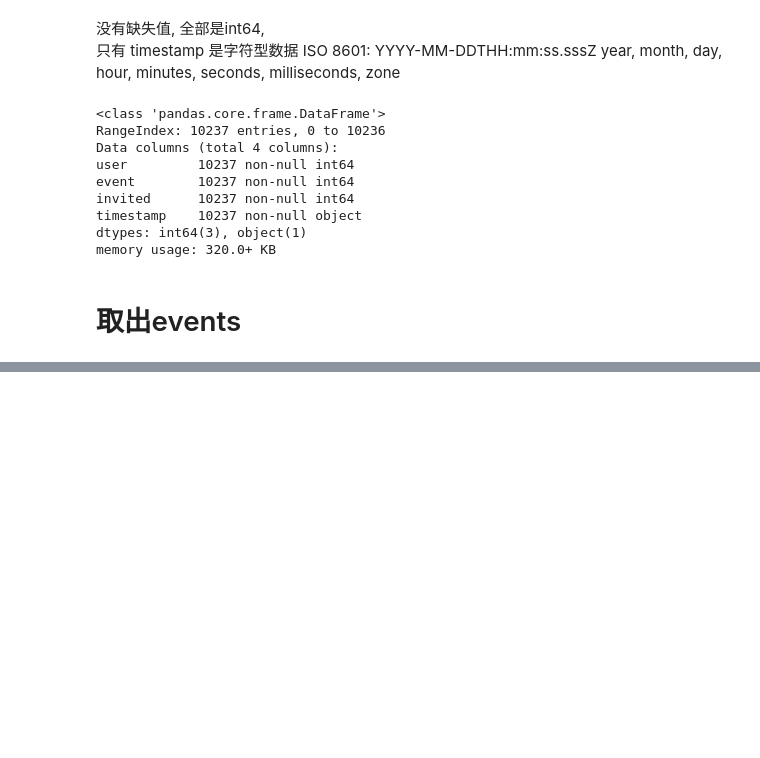
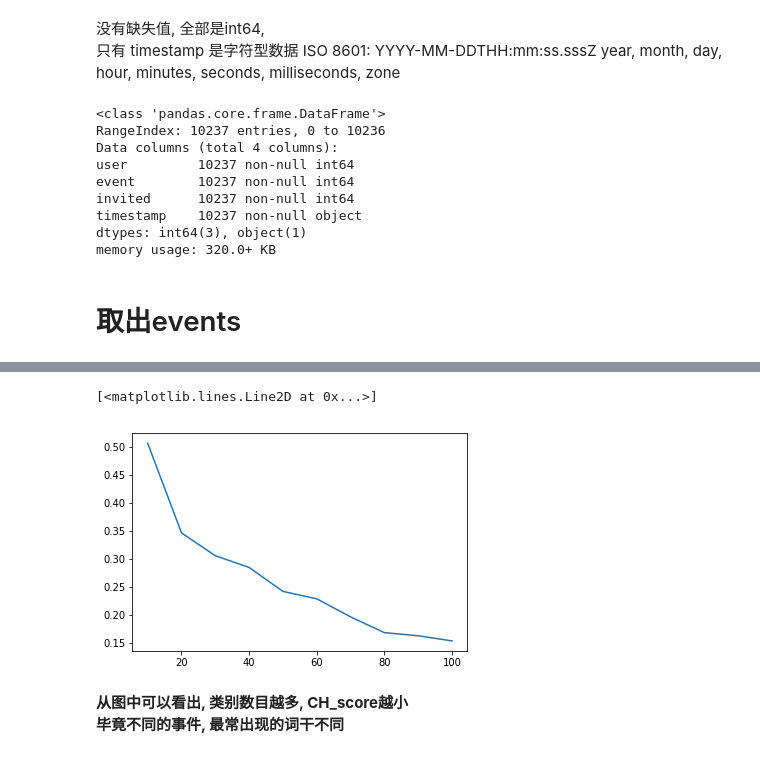
Before and after one commit to zhouzhiqi/CSDN_code, a Jupyter notebook: EventRecommendation/w3_周志齐_993735197.ipynb, the cells around one changed output, grey strips where cells are left out. Drawn from its saved outputs; the diff is of its cells as text; code cells hidden in the pictures; blank space fills up the shorter version.

```diff
--- a/EventRecommendation/w3_周志齐_993735197.ipynb
+++ b/EventRecommendation/w3_周志齐_993735197.ipynb
@@ -178,0 +191,4 @@ event_test.head()
+# %%
+# 删除多余特征
+event_train_test.drop(['event_id','user_id','start_time', 'city', 'state', 'zip', 'country', 'lat', 'lng'],axis=1,inplace=True)
+event_train_test.head()
@@ -178,0 +209,30 @@ event_test.head()
+# %%
+# 一个参数点（聚类数据为K）的模型，在校验集上评价聚类算法性能
+
+def K_cluster_analysis(K, X_train):
+    start = time.time()
+
+    print("K-means begin with clusters: {}".format(K));
+
+    #K-means,在训练集上训练
+    kmeans = KMeans(n_clusters = K, random_state=66)
+    kmeans.fit(X_train)
+
+
+    # K值的评估标准
+    #常见的方法有轮廓系数Silhouette Coefficient和Calinski-Harabasz Index
+    CH_score = metrics.silhouette_score(X_train,kmeans.predict(X_train))
+
+
+    end = time.time()
+    print("CH_score: {}, time elaps:{}".format(CH_score, int(end-start)))
+
+    return CH_score
+# %%
+# 设置超参数（聚类数目K）搜索范围
+Ks = range(10,101,10)
+CH_scores = []
+
+for K in Ks:
+    ch = K_cluster_analysis(K=K, X_train=event_train_test)
+    CH_scores.append(ch)
@@ -178,0 +260,8 @@ event_test.head()
+# %%
+plt.plot(Ks,CH_scores)
+# %% [output]
+[<matplotlib.lines.Line2D at 0x...>]
+[figure, added]
+# %% [markdown]
+**从图中可以看出, 类别数目越多, CH_score越小
+毕竟不同的事件, 最常出现的词干不同**
```
Also changed, not shown: parts of 22 cells of this notebook.
